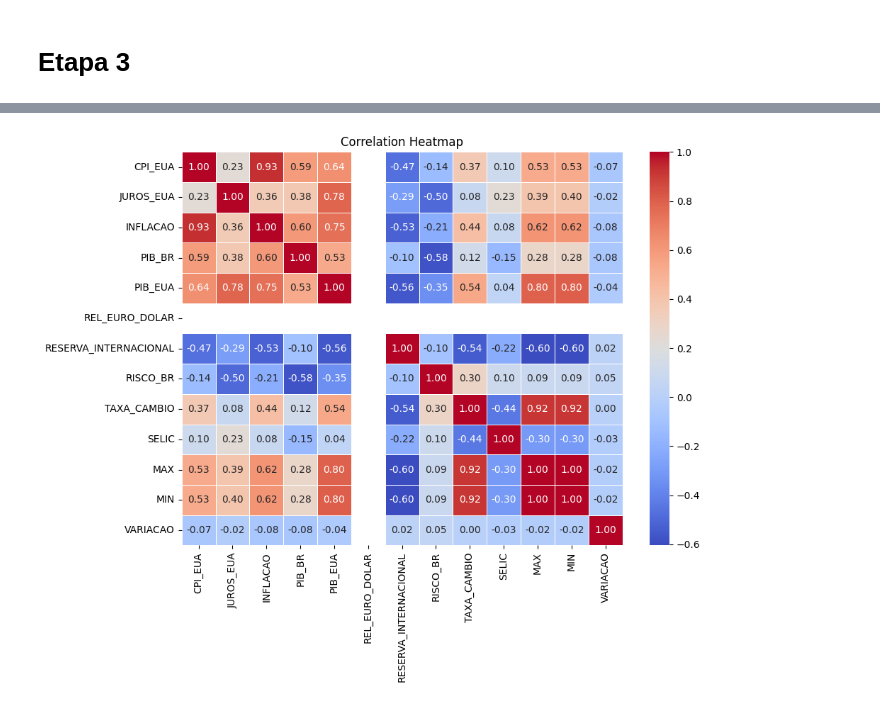
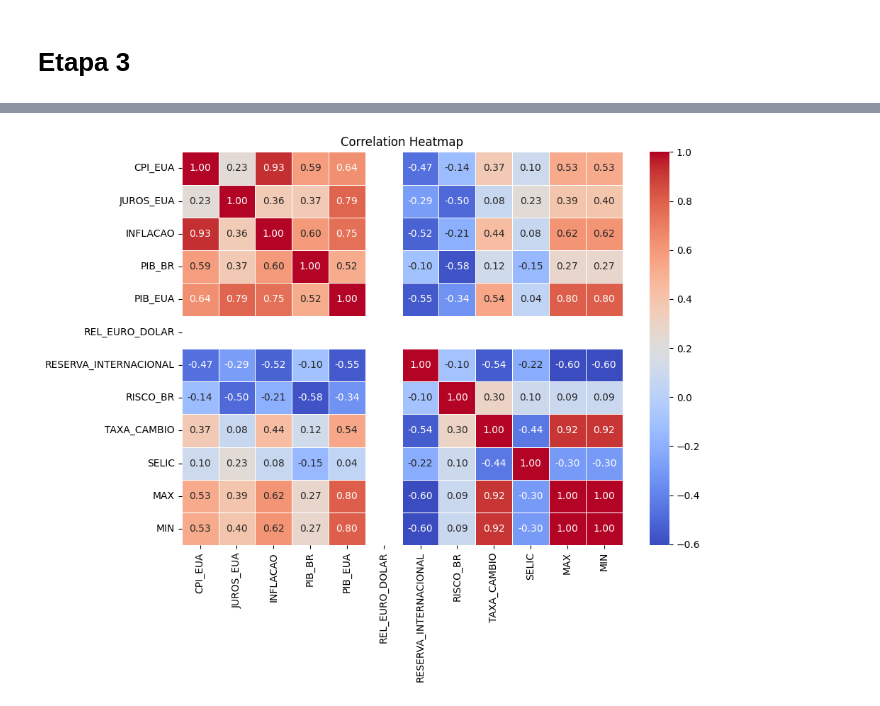
Before and after one commit to kauansatc/datascience-abp, a Jupyter notebook: main.ipynb, the cells around one changed output, grey strips where cells are left out. Saved outputs shown, nothing was run; the diff lists cells and outputs as text; code cells hidden in the pictures.

```diff
--- a/main.ipynb
+++ b/main.ipynb
@@ -109,19 +109,15 @@ TAXA_SELIC['SELIC'] = pd.to_numeric(TAXA_SELIC['SELIC'], errors='coerce')
 
 
 USD_BRL_HIST["ts"] = pd.to_datetime(USD_BRL_HIST["Data"], format="%d.%m.%Y", errors="coerce")
-USD_BRL_HIST.drop(columns=["Data", "Último", "Abertura", "Vol."], inplace=True)
+USD_BRL_HIST.drop(columns=["Data", "Último", "Abertura", "Vol.", "Var%"], inplace=True)
 USD_BRL_HIST.rename(columns={
     "Máxima": "MAX",
     "Mínima": "MIN",
-    "Var%": "VARIACAO",
 }, inplace=True)
 USD_BRL_HIST['MAX'] = USD_BRL_HIST['MAX'].str.replace(',', '.', regex=False)
 USD_BRL_HIST['MIN'] = USD_BRL_HIST['MIN'].str.replace(',', '.', regex=False)
-USD_BRL_HIST['VARIACAO'] = USD_BRL_HIST['VARIACAO'].str.replace(',', '.', regex=False)
-USD_BRL_HIST['VARIACAO'] = USD_BRL_HIST['VARIACAO'].str.replace('%', '', regex=False)
 USD_BRL_HIST['MAX'] = pd.to_numeric(USD_BRL_HIST['MAX'], errors='coerce')
 USD_BRL_HIST['MIN'] = pd.to_numeric(USD_BRL_HIST['MIN'], errors='coerce')
-USD_BRL_HIST['VARIACAO'] = pd.to_numeric(USD_BRL_HIST['VARIACAO'], errors='coerce')
 # %%
 dataframes = [
     CPI_EUA,
@@ -163,6 +162,6 @@ memory usage: 744.0 KB
 # %%
 indexed = merged.set_index("ts")
-grouped = indexed.resample("W").mean().sort_values(by="ts") # .ffill()
+grouped = indexed.resample("W").mean().sort_values(by="ts").ffill()
 
 grouped.info()
 # %% [output]
@@ -188,0 +187,3 @@ memory usage: 443.8 KB
+# %%
+df = grouped[grouped.index>pd.Timestamp("2013-11-24")]
+df.info()
@@ -189,14 +210,12 @@ memory usage: 443.8 KB
 # %%
-df = grouped[grouped.index>pd.Timestamp("2013-11-24")].ffill()
-
 # Plot a correlation heatmap
 plt.figure(figsize=(10, 8))
 correlation_matrix = df.corr()
 sns.heatmap(correlation_matrix, annot=True, cmap='coolwarm', fmt=".2f", linewidths=0.5)
 plt.title('Correlation Heatmap')
 plt.tight_layout()
 plt.show()
 # %% [output]
-[figure, old version]
+[figure, new version]
 # %%
 # Create subplots for different columns
```
Also changed, not shown: parts of 7 cells of this notebook.
